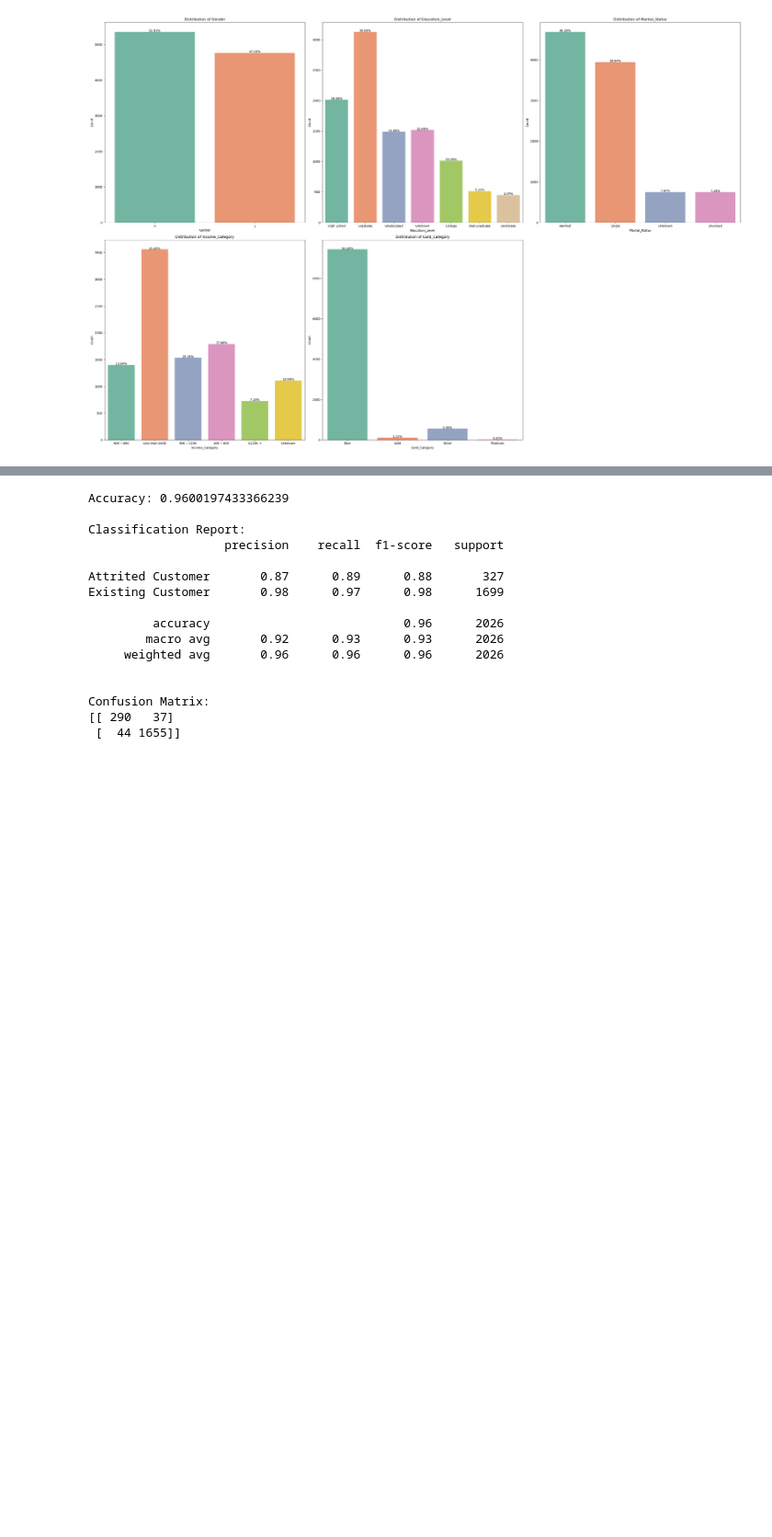
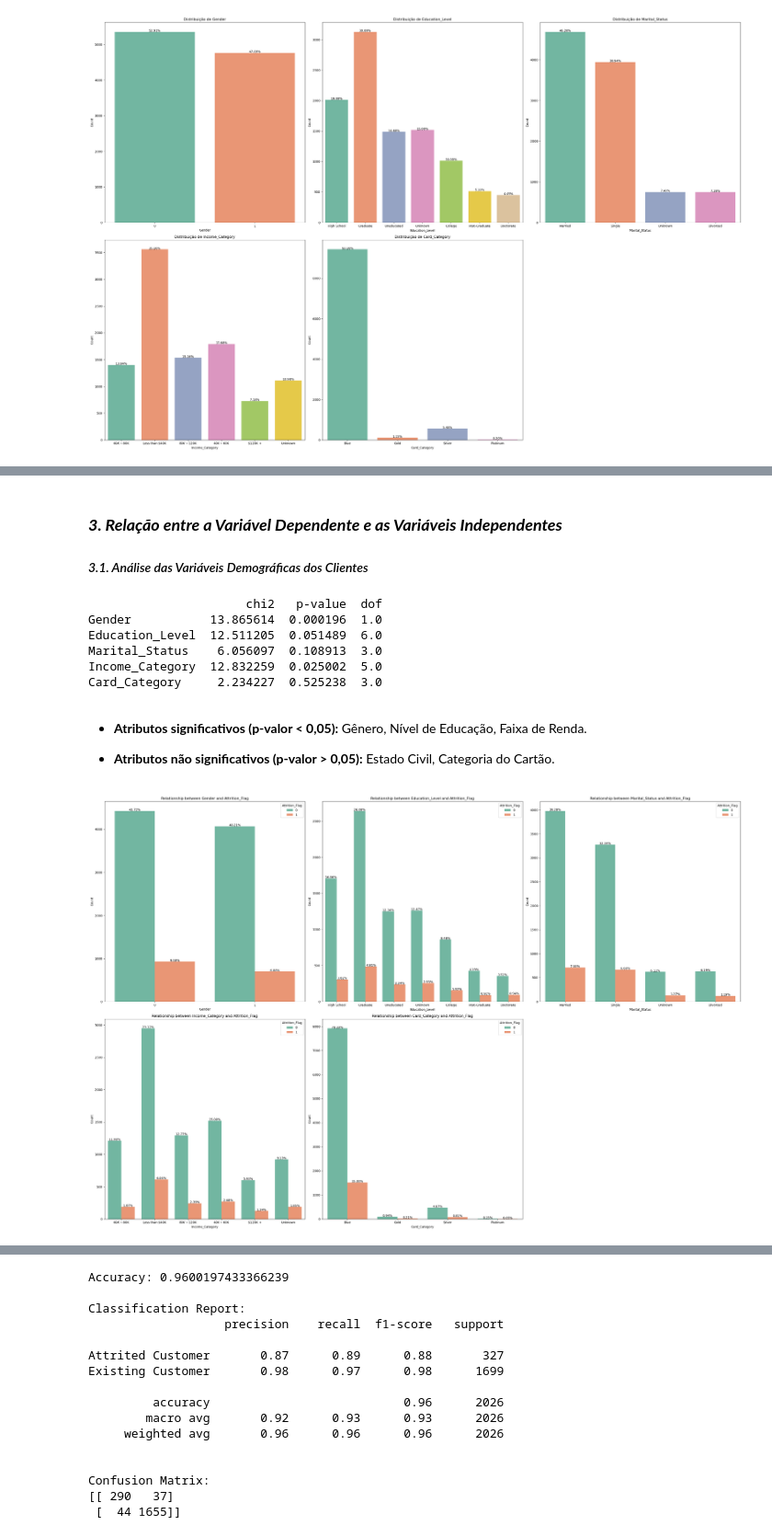
Before and after one commit to wellisonS/Credit-Card, a Jupyter notebook: EDA.ipynb, the cells around one changed output, grey strips where cells are left out. Shown at 92% size. Cells and saved outputs as stored; diff of their text form; code cells hidden in the pictures; blank space fills up the shorter version.

```diff
--- a/EDA.ipynb
+++ b/EDA.ipynb
@@ -197,7 +197,7 @@ for i, column in enumerate(categorical_columns, 1):
         percentage = (height / total) * 100
         plt.gca().text(p.get_x() + p.get_width() / 2., height + 3, f'{percentage:.2f}%', ha='center')
 
-    plt.title(f'Distribution of {column}')
+    plt.title(f'Distribuição de {column}')
     plt.ylabel('Count')
 
 plt.tight_layout()
@@ -234,0 +222,44 @@ correlation_matrix = df.corr()
+# %% [markdown]
+### ***3. Relação entre a Variável Dependente e as Variáveis Independentes***
+#### *3.1. Análise das Variáveis Demográficas dos Clientes*
+# %%
+from scipy.stats import chi2_contingency
+chi_square_results = {}
+for col in categorical_columns:
+    if col != 'Attrition_Flag':
+        contingency_table = pd.crosstab(bankchurners['Attrition_Flag'], bankchurners[col])
+        chi2, p, dof, expected = chi2_contingency(contingency_table)
+        chi_square_results[col] = {'chi2': chi2, 'p-value': p, 'dof': dof}
+chi_square_df = pd.DataFrame(chi_square_results).T
+print(chi_square_df)
+# %% [output]
+                      chi2   p-value  dof
+Gender           13.865614  0.000196  1.0
+Education_Level  12.511205  0.051489  6.0
+Marital_Status    6.056097  0.108913  3.0
+Income_Category  12.832259  0.025002  5.0
+Card_Category     2.234227  0.525238  3.0
+# %% [markdown]
+- **Atributos significativos (p-valor < 0,05):** Gênero, Nível de Educação, Faixa de Renda.
+
+- **Atributos não significativos (p-valor > 0,05):** Estado Civil, Categoria do Cartão.
+# %%
+plt.figure(figsize=(30, 20))
+
+for i, column in enumerate(categorical_columns, 1):
+    plt.subplot(2, 3, i)
+    sns.countplot(x=column, hue='Attrition_Flag', data=bankchurners, palette='Set2')
+    total = len(bankchurners[column])
+    for p in plt.gca().patches:
+        height = p.get_height()
+        percentage = (height / total) * 100
+        plt.gca().text(p.get_x() + p.get_width() / 2., height + 3, f'{percentage:.2f}%', ha='center')
+
+    plt.title(f'Relationship between {column} and Attrition_Flag')
+    plt.ylabel('Count')
+
+# Hiển thị các biểu đồ
+plt.tight_layout()
+plt.show()
+# %% [output]
+[figure, added]
```
Also changed, not shown: parts of 28 cells of this notebook.
